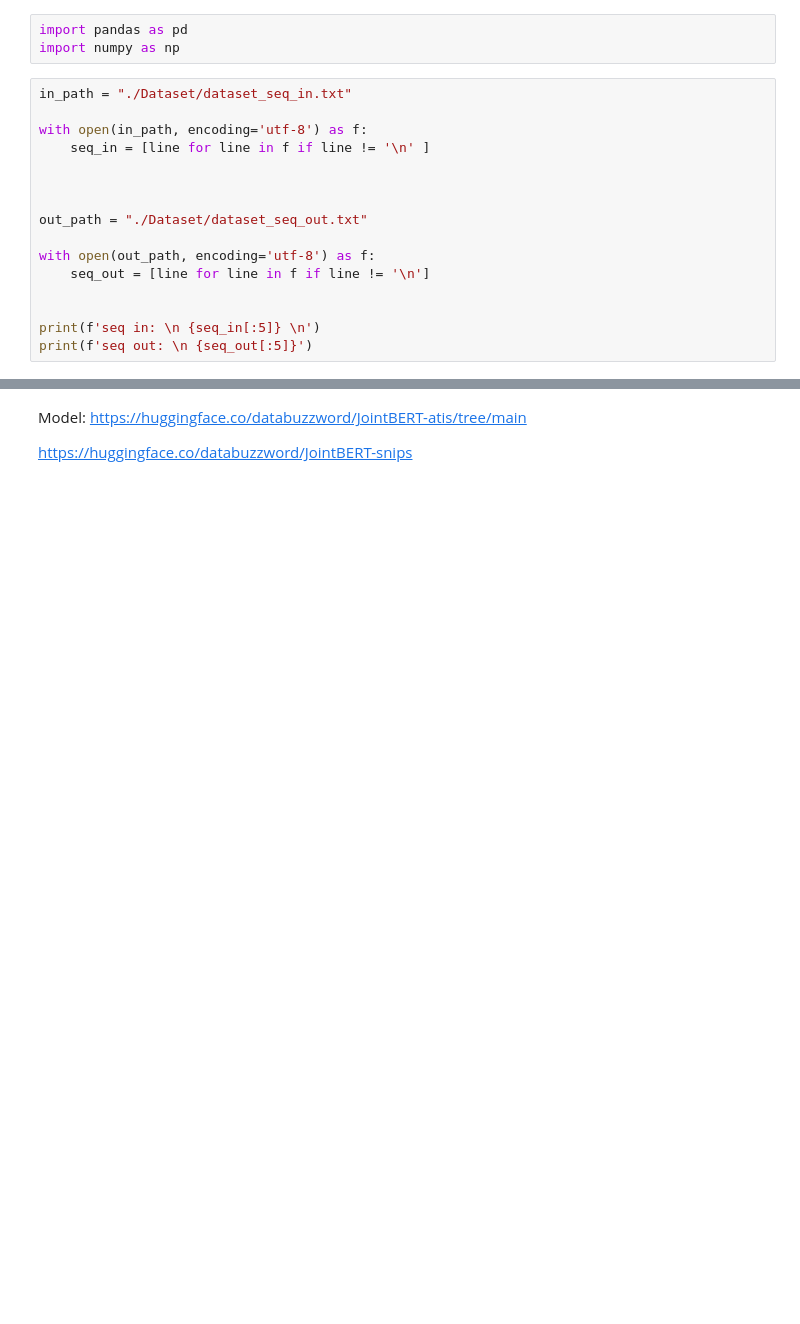
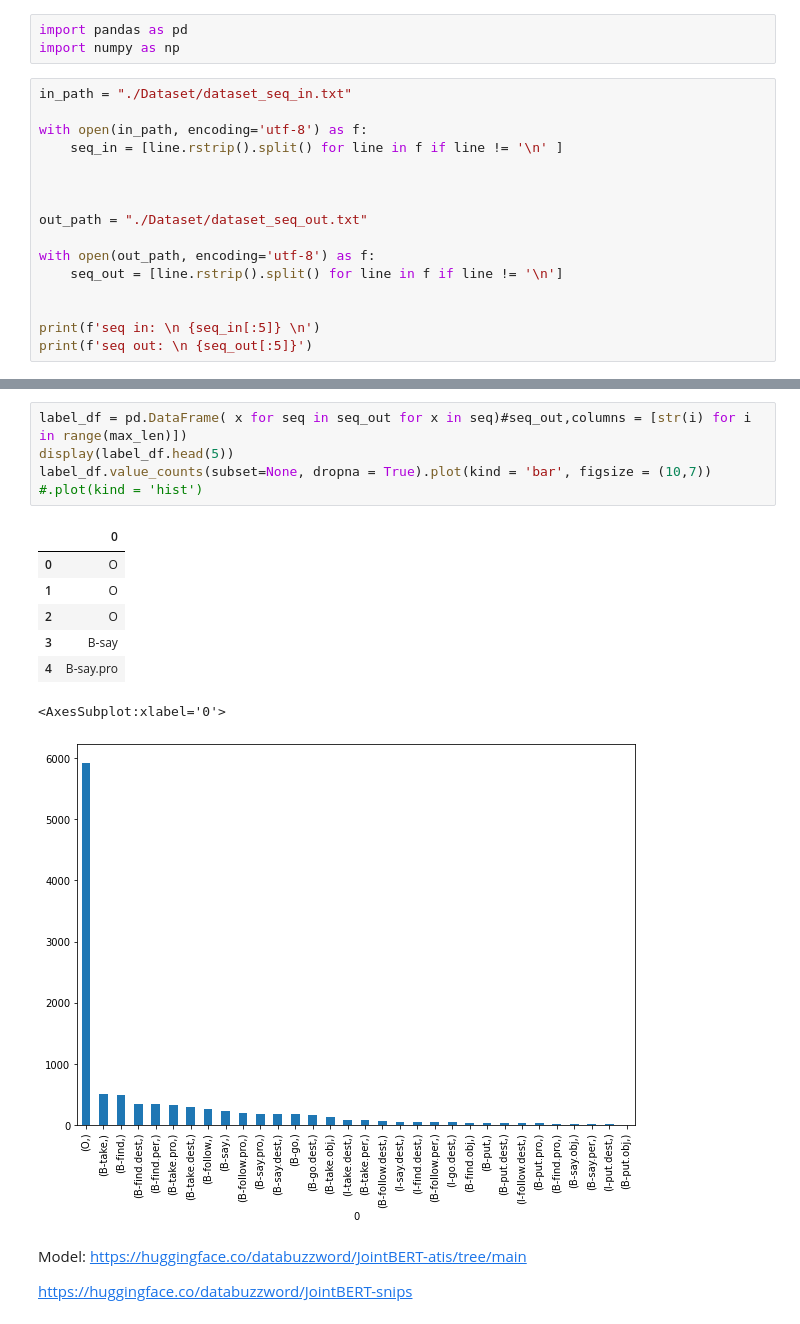
Before and after one commit to RoboBreizh-RoboCup-Home/RoboNLU, a Jupyter notebook: Train.ipynb, the cells around one changed output, grey strips where cells are left out. Saved outputs shown, nothing was run; the diff lists cells and outputs as text; blank space fills up the shorter version.

```diff
--- a/Train.ipynb
+++ b/Train.ipynb
@@ -5,14 +5,14 @@ import numpy as np
 in_path = "./Dataset/dataset_seq_in.txt"
 
 with open(in_path, encoding='utf-8') as f:
-    seq_in = [line for line in f if line != '\n' ]
+    seq_in = [line.rstrip().split() for line in f if line != '\n' ]
 
 
 
 out_path = "./Dataset/dataset_seq_out.txt"
 
 with open(out_path, encoding='utf-8') as f:
-    seq_out = [line for line in f if line != '\n']
+    seq_out = [line.rstrip().split() for line in f if line != '\n']
 
 
 print(f'seq in: \n {seq_in[:5]} \n')
@@ -70,3 +43,17 @@ Note: you may need to restart the kernel to use updated packages.
+# %%
+label_df = pd.DataFrame( x for seq in seq_out for x in seq)#seq_out,columns = [str(i) for i in range(max_len)])
+display(label_df.head(5))
+label_df.value_counts(subset=None, dropna = True).plot(kind = 'bar', figsize = (10,7))
+#.plot(kind = 'hist')
+# %% [output]
+|  | 0 |
+| 0 | O |
+| 1 | O |
+| 2 | O |
+| 3 | B-say |
+| 4 | B-say.pro |
+<AxesSubplot:xlabel='0'>
+[figure, added]
 # %% [markdown]
 Model:
 https://huggingface.co/databuzzword/JointBERT-atis/tree/main
```
Also changed, not shown: parts of 11 cells of this notebook.
